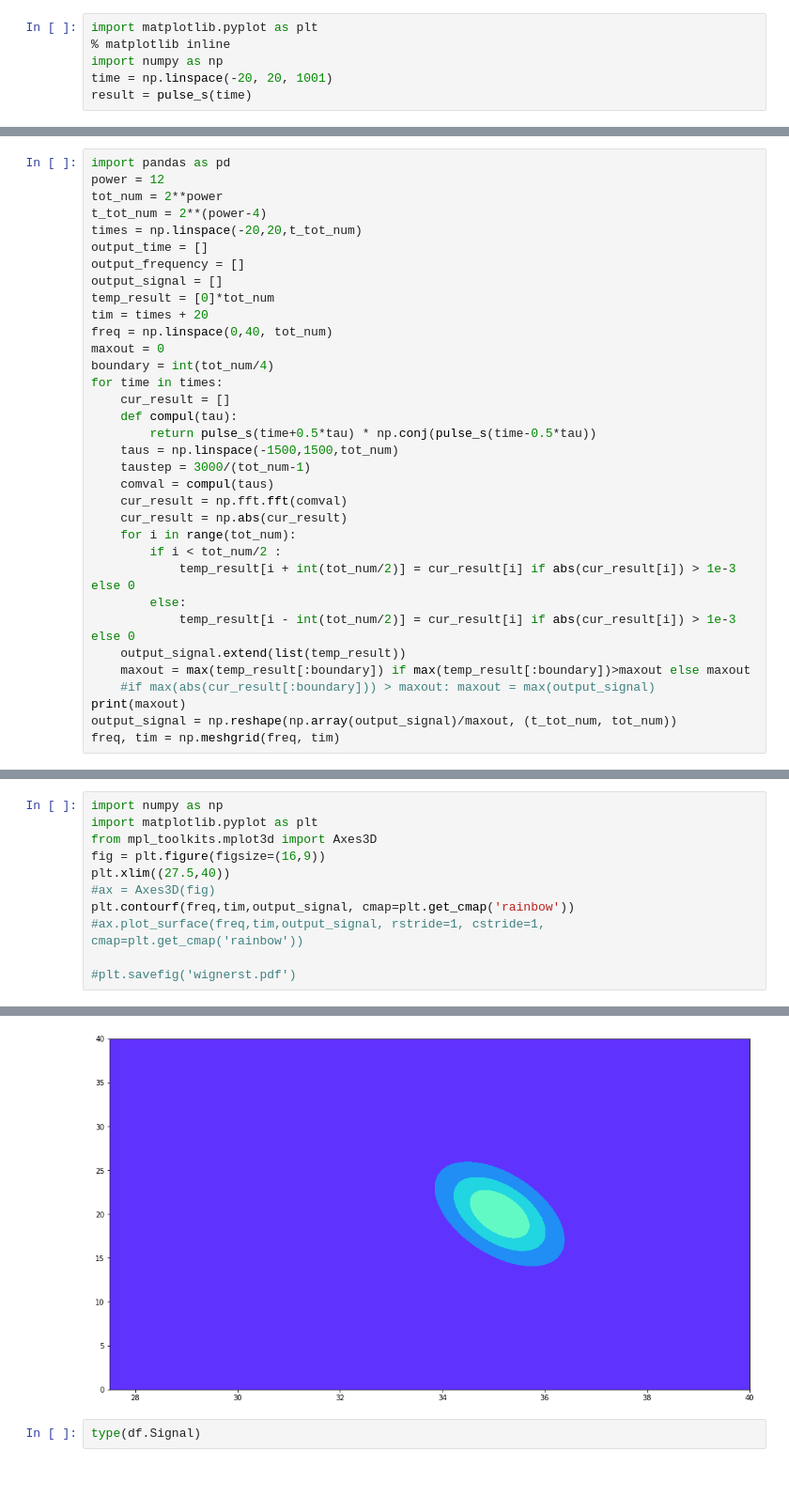
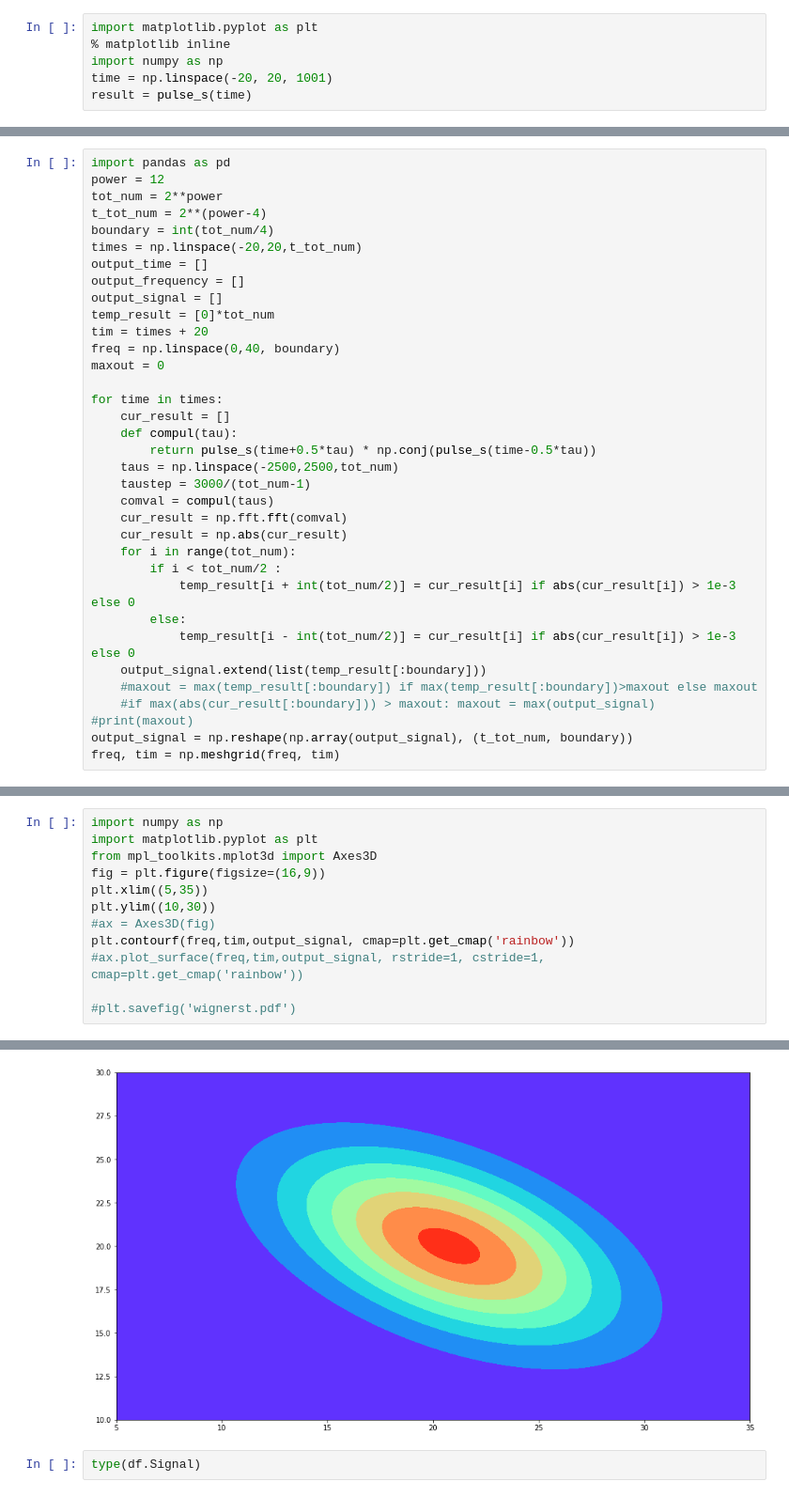
Before and after one commit to alexliu328/bullox_wigner_plot, a Jupyter notebook: wignerdraftnote.ipynb, the cells around one changed output, grey strips where cells are left out. Shown at 94% size. Cells and saved outputs as stored; diff of their text form.

Commit message:
First version of stokes contour plot

```diff
--- a/wignerdraftnote.ipynb
+++ b/wignerdraftnote.ipynb
@@ -38,20 +39,21 @@ import pandas as pd
 power = 12
 tot_num = 2**power
 t_tot_num = 2**(power-4)
+boundary = int(tot_num/4)
 times = np.linspace(-20,20,t_tot_num)
 output_time = []
 output_frequency = []
 output_signal = []
 temp_result = [0]*tot_num
 tim = times + 20
-freq = np.linspace(0,40, tot_num)
+freq = np.linspace(0,40, boundary)
 maxout = 0
-boundary = int(tot_num/4)
+
 for time in times:
     cur_result = []
     def compul(tau):
         return pulse_s(time+0.5*tau) * np.conj(pulse_s(time-0.5*tau))
-    taus = np.linspace(-1500,1500,tot_num)
+    taus = np.linspace(-2500,2500,tot_num)
     taustep = 3000/(tot_num-1)
     comval = compul(taus)
     cur_result = np.fft.fft(comval)
@@ -61,9 +63,9 @@ for time in times:
             temp_result[i + int(tot_num/2)] = cur_result[i] if abs(cur_result[i]) > 1e-3 else 0
         else:
             temp_result[i - int(tot_num/2)] = cur_result[i] if abs(cur_result[i]) > 1e-3 else 0
-    output_signal.extend(list(temp_result))
-    maxout = max(temp_result[:boundary]) if max(temp_result[:boundary])>maxout else maxout
+    output_signal.extend(list(temp_result[:boundary]))
+    #maxout = max(temp_result[:boundary]) if max(temp_result[:boundary])>maxout else maxout
     #if max(abs(cur_result[:boundary])) > maxout: maxout = max(output_signal)
-print(maxout)
-output_signal = np.reshape(np.array(output_signal)/maxout, (t_tot_num, tot_num))
+#print(maxout)
+output_signal = np.reshape(np.array(output_signal), (t_tot_num, boundary))
 freq, tim = np.meshgrid(freq, tim)
@@ -76,17 +76,18 @@ maxout
 # %%
 import numpy as np
 import matplotlib.pyplot as plt
 from mpl_toolkits.mplot3d import Axes3D
 fig = plt.figure(figsize=(16,9))
-plt.xlim((27.5,40))
+plt.xlim((5,35))
+plt.ylim((10,30))
 #ax = Axes3D(fig)
 plt.contourf(freq,tim,output_signal, cmap=plt.get_cmap('rainbow'))
 #ax.plot_surface(freq,tim,output_signal, rstride=1, cstride=1, cmap=plt.get_cmap('rainbow'))
 
 #plt.savefig('wignerst.pdf')
 # %% [output]
 <matplotlib.contour.QuadContourSet at 0x...>
-[figure, old version]
+[figure, new version]
 # %%
 type(df.Signal)
 # %% [output]
```
Also changed, not shown: parts of 3 cells of this notebook.
